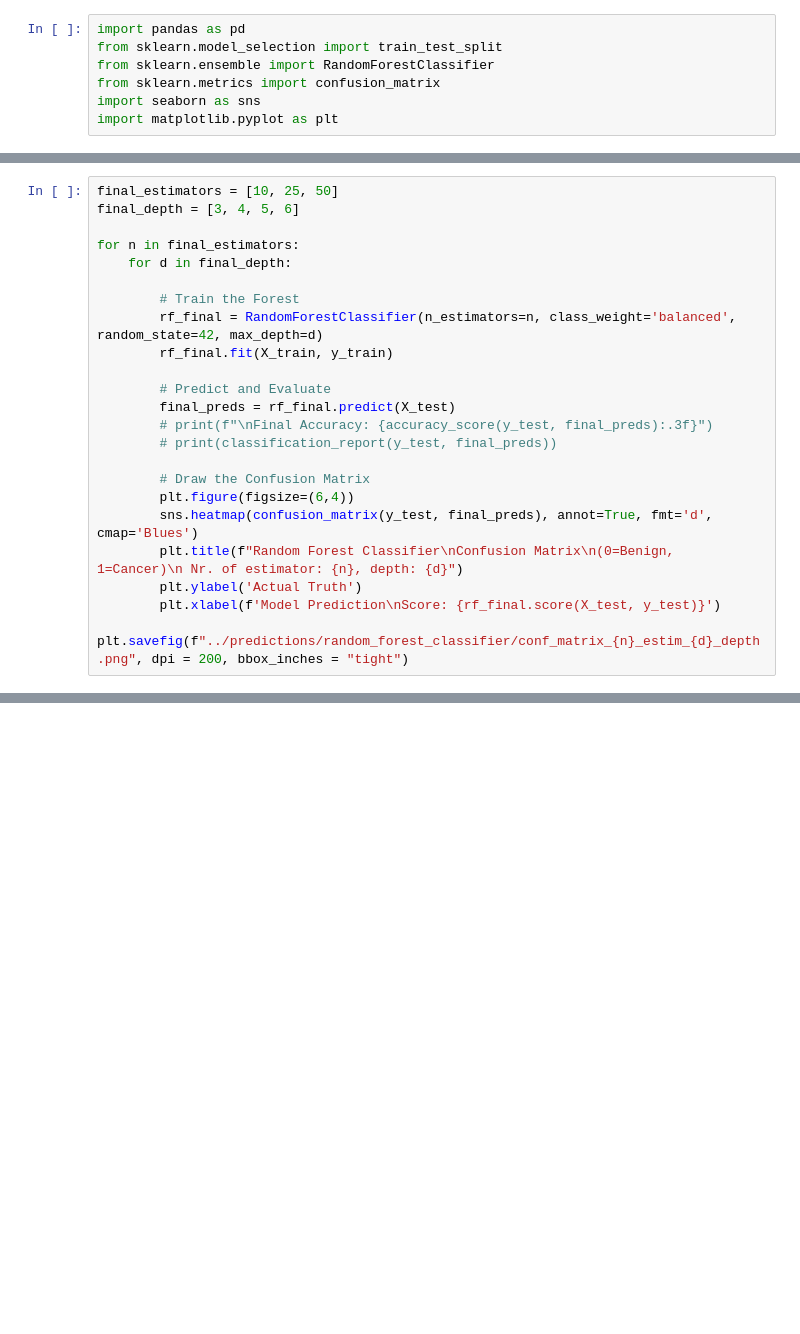
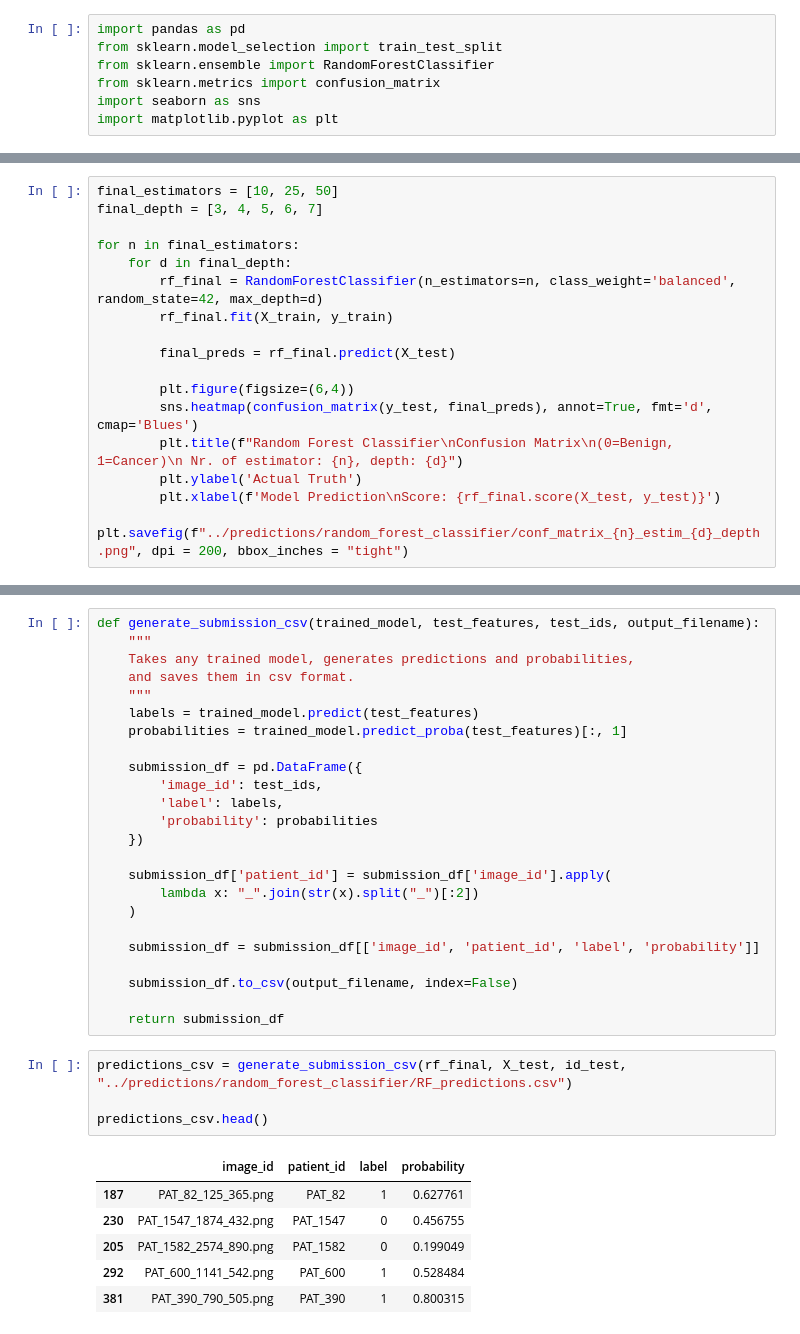
Before and after one commit to SofieITU/2026-PDS-Lizards, a Jupyter notebook: results/models/random_forest_classifier.ipynb, the cells around one changed output, grey strips where cells are left out. Saved outputs shown, nothing was run; the diff lists cells and outputs as text; blank space fills up the shorter version.

```diff
--- a/results/models/random_forest_classifier.ipynb
+++ b/results/models/random_forest_classifier.ipynb
@@ -81,20 +82,14 @@ max_depth_metrics = None - train_acc: 0.978 - val_acc: 0.650
 # %%
 final_estimators = [10, 25, 50]
-final_depth = [3, 4, 5, 6]
+final_depth = [3, 4, 5, 6, 7]
 
 for n in final_estimators:
     for d in final_depth:
-
-        # Train the Forest
         rf_final = RandomForestClassifier(n_estimators=n, class_weight='balanced', random_state=42, max_depth=d)
         rf_final.fit(X_train, y_train)
 
-        # Predict and Evaluate
         final_preds = rf_final.predict(X_test)
-        # print(f"\nFinal Accuracy: {accuracy_score(y_test, final_preds):.3f}")
-        # print(classification_report(y_test, final_preds))
 
-        # Draw the Confusion Matrix
         plt.figure(figsize=(6,4))
         sns.heatmap(confusion_matrix(y_test, final_preds), annot=True, fmt='d', cmap='Blues')
         plt.title(f"Random Forest Classifier\nConfusion Matrix\n(0=Benign, 1=Cancer)\n Nr. of estimator: {n}, depth: {d}")
@@ -116,0 +99,35 @@ for n in final_estimators:
+# %%
+def generate_submission_csv(trained_model, test_features, test_ids, output_filename):
+    """
+    Takes any trained model, generates predictions and probabilities,
+    and saves them in csv format.
+    """
+    labels = trained_model.predict(test_features)
+    probabilities = trained_model.predict_proba(test_features)[:, 1]
+
+    submission_df = pd.DataFrame({
+        'image_id': test_ids,
+        'label': labels,
+        'probability': probabilities
+    })
+
+    submission_df['patient_id'] = submission_df['image_id'].apply(
+        lambda x: "_".join(str(x).split("_")[:2])
+    )
+
+    submission_df = submission_df[['image_id', 'patient_id', 'label', 'probability']]
+
+    submission_df.to_csv(output_filename, index=False)
+
+    return submission_df
+# %%
+predictions_csv = generate_submission_csv(rf_final, X_test, id_test, "../predictions/random_forest_classifier/RF_predictions.csv")
+
+predictions_csv.head()
+# %% [output]
+|  | image_id | patient_id | label | probability |
+| 187 | PAT_82_125_365.png | PAT_82 | 1 | 0.627761 |
+| 230 | PAT_1547_1874_432.png | PAT_1547 | 0 | 0.456755 |
+| 205 | PAT_1582_2574_890.png | PAT_1582 | 0 | 0.199049 |
+| 292 | PAT_600_1141_542.png | PAT_600 | 1 | 0.528484 |
+| 381 | PAT_390_790_505.png | PAT_390 | 1 | 0.800315 |
```
Also changed, not shown: parts of 3 cells of this notebook.
